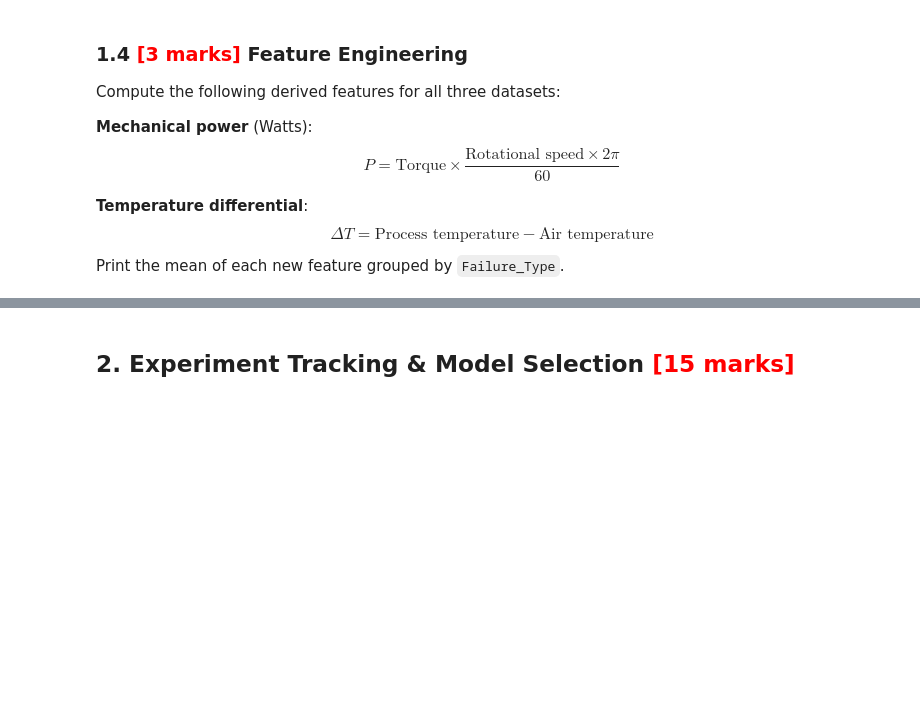
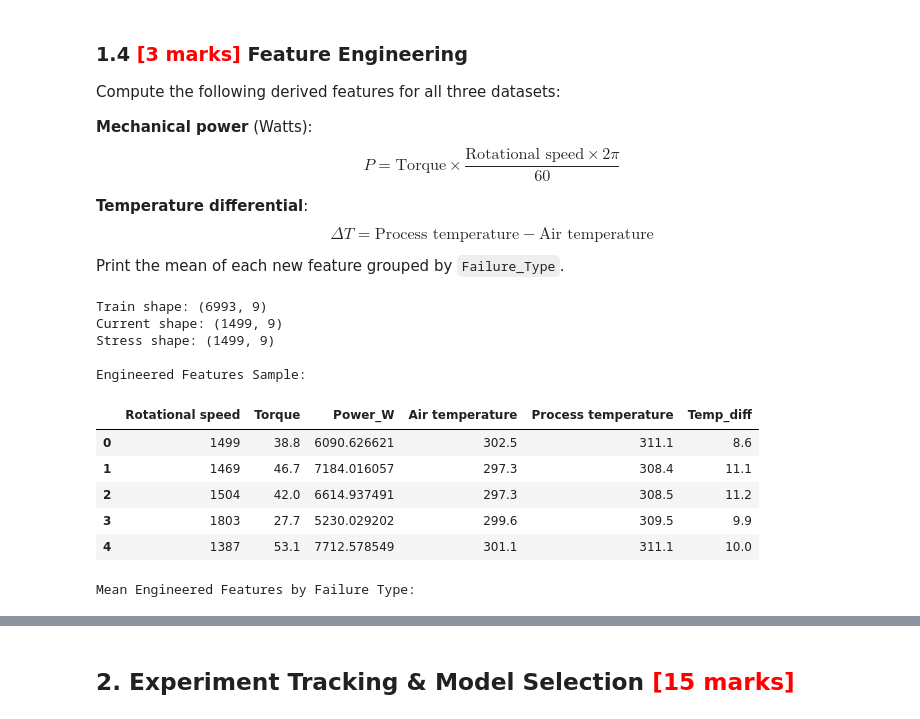
Before and after one commit to mithun6gowda/Mlops-predictive-maintenance, a Jupyter notebook: MLOps_Assignment_PredMaint_Starter.ipynb, the cells around one changed output, grey strips where cells are left out. Saved outputs shown, nothing was run; the diff lists cells and outputs as text; code cells hidden in the pictures; blank space fills up the shorter version.

```diff
--- a/MLOps_Assignment_PredMaint_Starter.ipynb
+++ b/MLOps_Assignment_PredMaint_Starter.ipynb
@@ -167,14 +343,78 @@ $$\Delta T = \text{Process temperature} - \text{Air temperature}$$
 
 Print the mean of each new feature grouped by `Failure_Type`.
 # %%
+
 def engineer_features(df):
     df = df.copy()
-    # TODO: Compute Power_W
-    # TODO: Compute Temp_diff
+
+    # Mechanical power in Watts
+    df["Power_W"] = (
+        2 * np.pi *
+        df["Rotational speed"] *
+        df["Torque"] / 60
+    )
+
+    # Process-to-air temperature difference
+    df["Temp_diff"] = (
+        df["Process temperature"] -
+        df["Air temperature"]
+    )
+
     return df
 
-train   = engineer_features(train)
+
+# Apply to all three datasets
+train = engineer_features(train)
 current = engineer_features(current)
-stress  = engineer_features(stress)
+stress = engineer_features(stress)
 
-# TODO: Print grouped mean
+# Verify shapes
+print("Train shape:", train.shape)
+print("Current shape:", current.shape)
+print("Stress shape:", stress.shape)
+
+# Check engineered features
+print("\nEngineered Features Sample:")
+display(train[[
+    "Rotational speed",
+    "Torque",
+    "Power_W",
+    "Air temperature",
+    "Process temperature",
+    "Temp_diff"
+]].head())
+
+# Grouped statistics by failure class
+print("\nMean Engineered Features by Failure Type:")
+grouped_stats = train.groupby("Failure_Type")[
+    ["Power_W", "Temp_diff"]
+].mean().round(2)
+
+display(grouped_stats)
+
+# Verify no missing values
+print("\nMissing Values in Engineered Features:")
+print(train[["Power_W", "Temp_diff"]].isnull().sum())
+
+# Check all datasets
+for name, df in [
+    ("Train", train),
+    ("Current", current),
+    ("Stress", stress)
+]:
+    assert {"Power_W", "Temp_diff"}.issubset(df.columns)
+    assert df[["Power_W", "Temp_diff"]].notna().all().all()
+    print(f"{name}: Feature engineering PASSED")
+# %% [output]
+Train shape: (6993, 9)
+Current shape: (1499, 9)
+Stress shape: (1499, 9)
+
+Engineered Features Sample:
+|  | Rotational speed | Torque | Power_W | Air temperature | Process temperature | Temp_diff |
+| 0 | 1499 | 38.8 | 6090.626621 | 302.5 | 311.1 | 8.6 |
+| 1 | 1469 | 46.7 | 7184.016057 | 297.3 | 308.4 | 11.1 |
+| 2 | 1504 | 42.0 | 6614.937491 | 297.3 | 308.5 | 11.2 |
+| 3 | 1803 | 27.7 | 5230.029202 | 299.6 | 309.5 | 9.9 |
+| 4 | 1387 | 53.1 | 7712.578549 | 301.1 | 311.1 | 10.0 |
+Mean Engineered Features by Failure Type:
```
Also changed, not shown: parts of 7 cells of this notebook, 1 other file.
